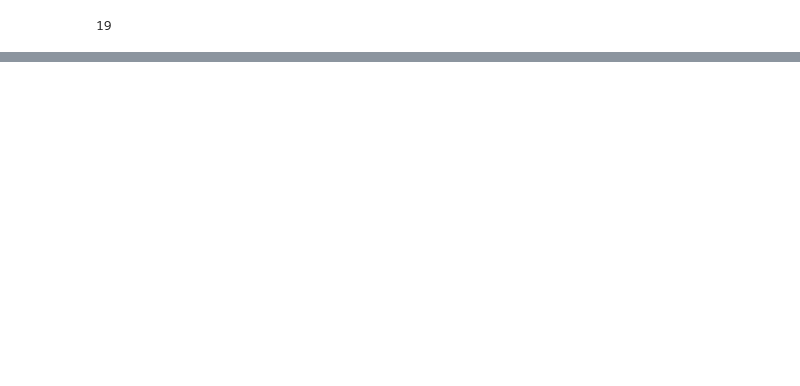
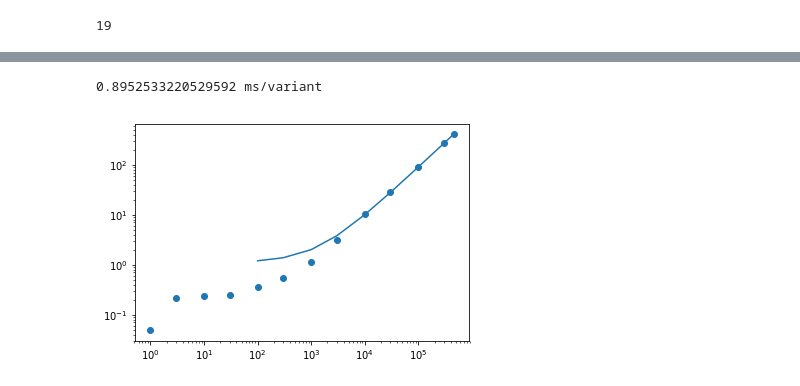
Before and after one commit to griffithlab/civicpy, a Jupyter notebook: analysis/Project GENIE.ipynb, the cells around one changed output, grey strips where cells are left out. Drawn from its saved outputs; the diff is of its cells as text; code cells hidden in the pictures; blank space fills up the shorter version.

```diff
--- a/analysis/Project GENIE.ipynb
+++ b/analysis/Project GENIE.ipynb
@@ -94,3 +96,9 @@ print(tock-tick)
+# %%
+subsets = [1, 3, 10, 30, 100, 300, 1000, 3000, 10000, 30000, 100000, 300000]
+timings = dict()
+for subset in subsets:
+    timings[subset], _ = time_search(df, mode='exact', subset=subset)
+timings[len(df)], exact_results = time_search(df, mode='exact')
 # %%
 tick = default_timer()
 records = [civic.CoordinateQuery(**x) for x in df.to_dict('records')]
@@ -112,4 +109,0 @@ Int64Index([103], dtype='int64')
-# %%
-x = df.start.sort_values()
-a = x[x <= 36932096].index
-b = x[x >= 36932096].index
@@ -145,0 +159,15 @@ civic.COORDINATE_TABLE.shape
+# %%
+x_late = np.array(sorted(timings)[6:])
+x_xtd = np.array(sorted(timings)[4:])
+y_late = [timings[x] for x in x_late]
+b, m = polyfit(x_late, y_late, 1)
+# %%
+plt.xscale('log')
+plt.yscale('log')
+plt.scatter(sorted(timings), [timings[x] for x in sorted(timings)])
+plt.plot(x_xtd, b + m * x_xtd, '-')
+plt.savefig('data/scatter.svg')
+print('{} ms/variant'.format(m*1000))
+# %% [output]
+0.8952533220529592 ms/variant
+[figure, added]
```
Also changed, not shown: parts of 27 cells of this notebook, 2 other files.
